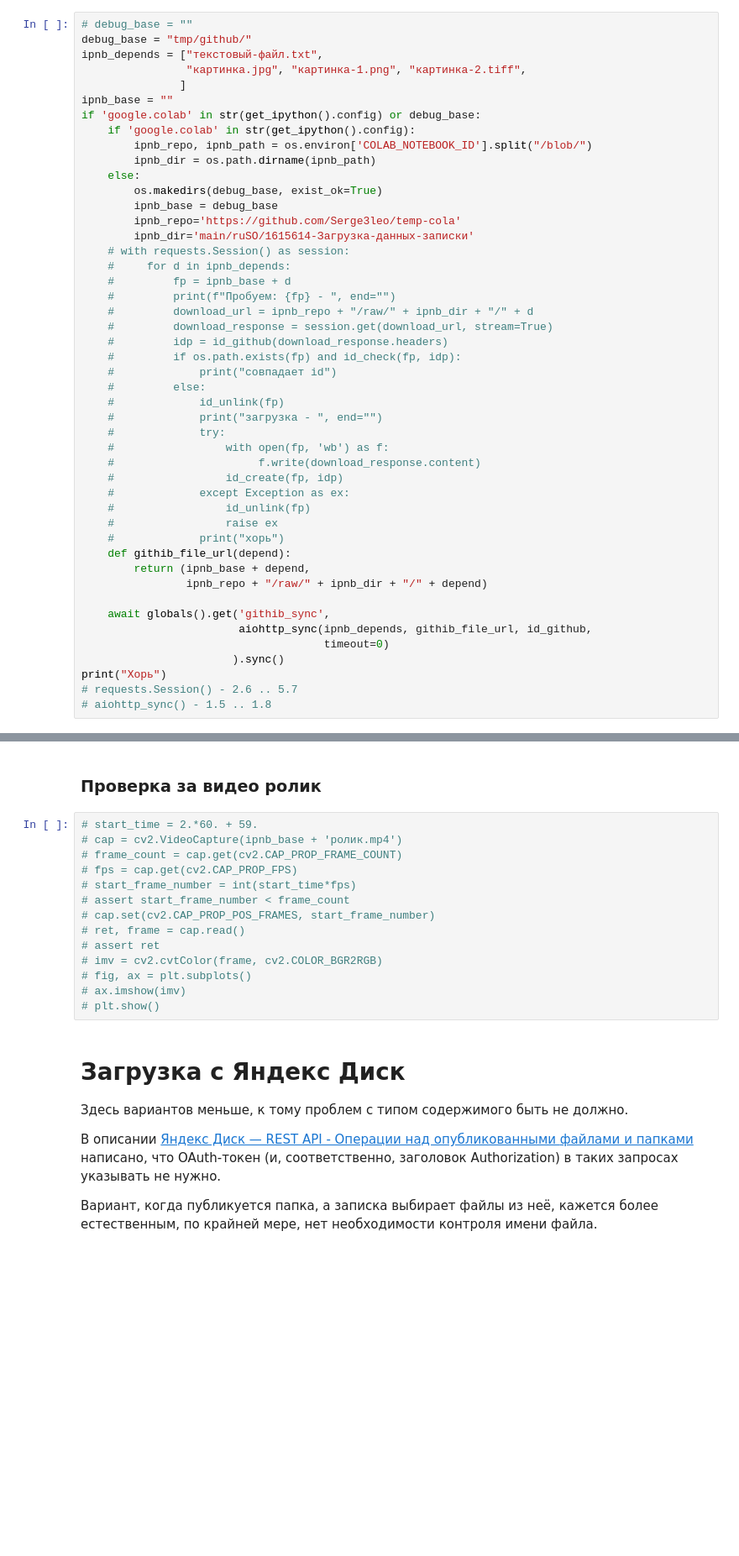
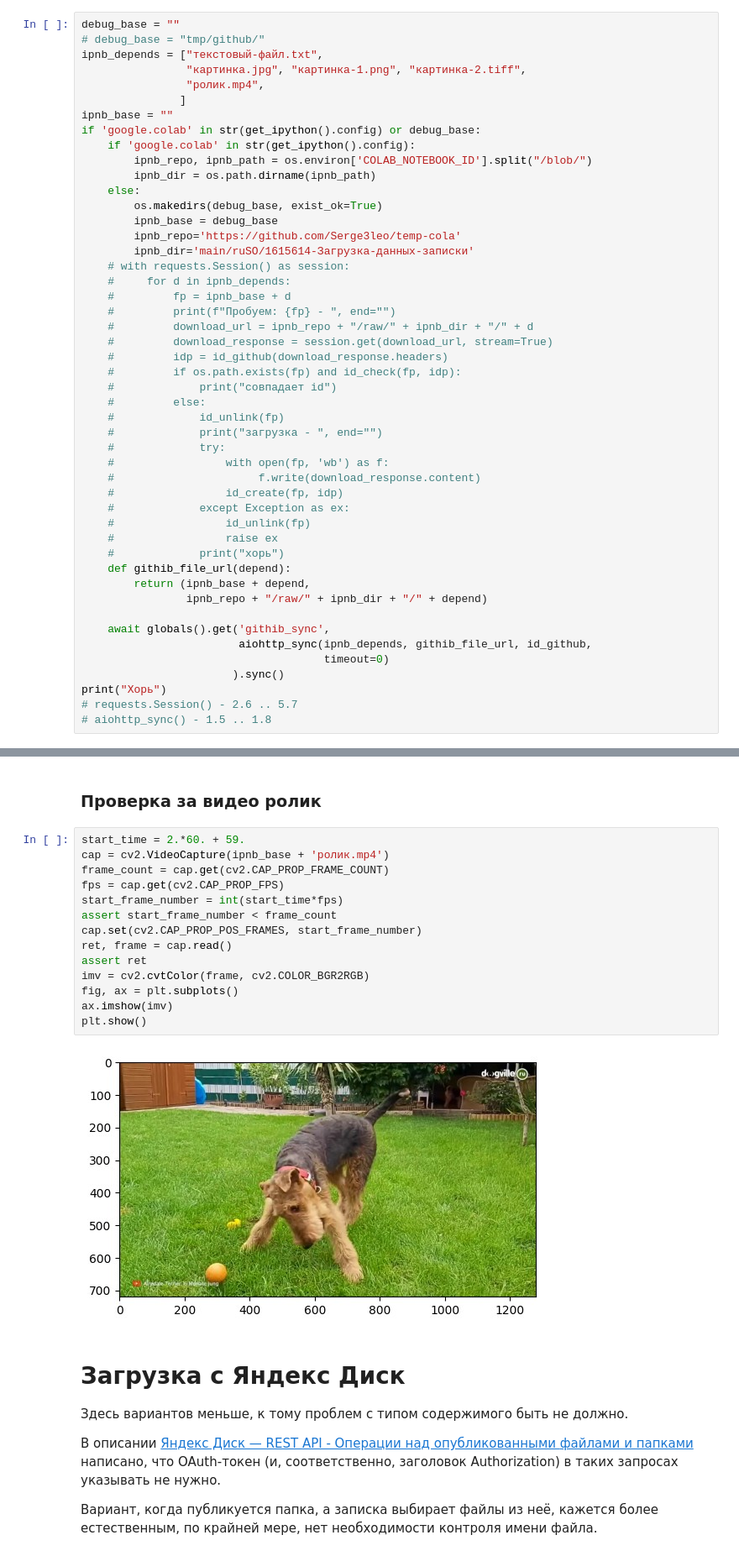
Before and after one commit to Serge3leo/temp-cola, a Jupyter notebook: ruSO/1615614-Загрузка-данных-записки/Загрузка-данных-записки.ipynb, the cells around one changed output, grey strips where cells are left out. Shown at 84% size. Drawn from its saved outputs; the diff is of its cells as text; blank space fills up the shorter version.

Commit message:
Проверка в Colab, загрузка видео (lfs), отключил debug

```diff
--- a/ruSO/1615614-Загрузка-данных-записки/Загрузка-данных-записки.ipynb
+++ b/ruSO/1615614-Загрузка-данных-записки/Загрузка-данных-записки.ipynb
@@ -138,10 +136,11 @@ class aiohttp_sync:
 
 Для `Colab` требуется нижеследующий код:
 # %%
-# debug_base = ""
-debug_base = "tmp/github/"
+debug_base = ""
+# debug_base = "tmp/github/"
 ipnb_depends = ["текстовый-файл.txt",
                 "картинка.jpg", "картинка-1.png", "картинка-2.tiff",
+                "ролик.mp4",
                ]
 ipnb_base = ""
 if 'google.colab' in str(get_ipython().config) or debug_base:
@@ -238,19 +238,21 @@ plt.show()
 # %% [markdown]
 ### Проверка за видео ролик
 # %%
-# start_time = 2.*60. + 59.
-# cap = cv2.VideoCapture(ipnb_base + 'ролик.mp4')
-# frame_count = cap.get(cv2.CAP_PROP_FRAME_COUNT)
-# fps = cap.get(cv2.CAP_PROP_FPS)
-# start_frame_number = int(start_time*fps)
-# assert start_frame_number < frame_count
-# cap.set(cv2.CAP_PROP_POS_FRAMES, start_frame_number)
-# ret, frame = cap.read()
-# assert ret
-# imv = cv2.cvtColor(frame, cv2.COLOR_BGR2RGB)
-# fig, ax = plt.subplots()
-# ax.imshow(imv)
-# plt.show()
+start_time = 2.*60. + 59.
+cap = cv2.VideoCapture(ipnb_base + 'ролик.mp4')
+frame_count = cap.get(cv2.CAP_PROP_FRAME_COUNT)
+fps = cap.get(cv2.CAP_PROP_FPS)
+start_frame_number = int(start_time*fps)
+assert start_frame_number < frame_count
+cap.set(cv2.CAP_PROP_POS_FRAMES, start_frame_number)
+ret, frame = cap.read()
+assert ret
+imv = cv2.cvtColor(frame, cv2.COLOR_BGR2RGB)
+fig, ax = plt.subplots()
+ax.imshow(imv)
+plt.show()
+# %% [output]
+[figure, added]
 # %% [markdown]
 # Загрузка с Яндекс Диск
 
```
Also changed, not shown: parts of 3 cells of this notebook.
